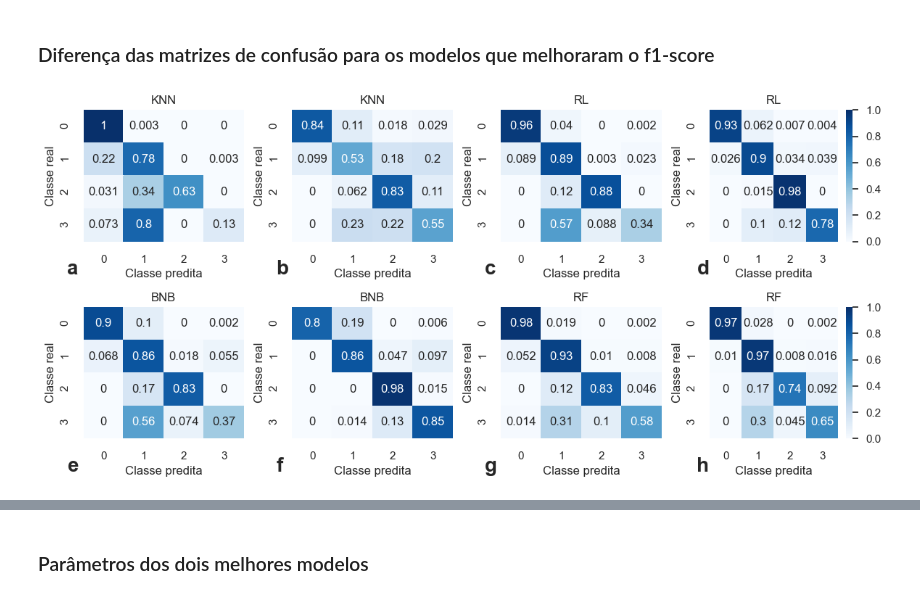
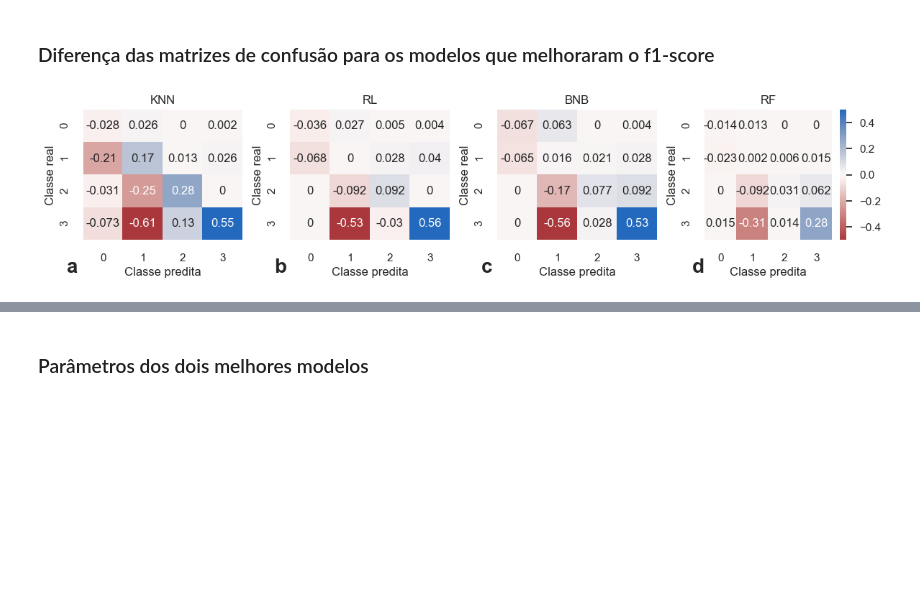
Before and after one commit to lucas-fpaiva/AnalisePred-PES, a Jupyter notebook: Projeto/car_eval/results_view.ipynb, the cells around one changed output, grey strips where cells are left out. Saved outputs shown, nothing was run; the diff lists cells and outputs as text; code cells hidden in the pictures; blank space fills up the shorter version.

```diff
--- a/Projeto/car_eval/results_view.ipynb
+++ b/Projeto/car_eval/results_view.ipynb
@@ -84,7 +89,7 @@ im = ['a','b','c','d']
 
 for balan in balances[0:1]:
     for n_feat in n_features[0:1]:
-        fig = plt.figure(figsize = (14,5),dpi=100)
+        fig = plt.figure(figsize = (14,4),dpi=100)
         axes = gridspec.GridSpec(nrows=1, ncols=3, figure=fig, wspace=0.3, hspace=0)
         count=0
         for metric in metrics:
@@ -94,7 +99,7 @@ for balan in balances[0:1]:
             ax = fig.add_subplot(axes[r[count],c[count]])
             ax.grid()
             sns.boxplot(y=results_[metric],x=results_['Modelo'],ax=ax,palette=colors1)
-            ax.text(-0.15, -0.2, im[count], size=20, weight='bold', transform=ax.transAxes)
+            ax.text(-0.15, -0.17, im[count], size=20, weight='bold', transform=ax.transAxes)
             ax.set_ylim([0.53,1.01])
             # if count ==1:
             #     ax.set_title('Balanceamento: '+balan+' - Nº de Features: '+str(n_feat)+'\n',fontsize=14)
@@ -128,13 +133,13 @@ for modelo in models_name:
     ax.grid()
     sns.lineplot(data=results_,x='N_feat',y=metric,hue = 'Balanceamento', ax=ax,palette=colors3,
                  markers=True, linewidth=1.5, style='Balanceamento',markersize=7,dashes=False)#,palette=colors1 ,err_style='bars'
-    ax.text(-0.09, -0.12, im[count], size=20, weight='bold', transform=ax.transAxes)
+    ax.text(-0.11, -0.15, im[count], size=20, weight='bold', transform=ax.transAxes)
     ax.set_xlim([5.7,21.3])
     ax.set_ylim([0.3,1.02])
     ax.set_title(modelo)
 
     if count in [3,7]:
-        ax.legend(ncol=2)
+        ax.legend(['Híbr','Orig', 'Sobre', 'Sub'],ncol=2)
     else:
       ax.legend(ncol=6).remove()
 
@@ -143,7 +148,7 @@ for modelo in models_name:
     else: ax.set_ylabel('')
 
     if count in [4,5,6,7]:
-        ax.set_xlabel('Nº de Features')
+        ax.set_xlabel('Nº de atributos')
     else: ax.set_xlabel('')
     count+=1
 plt.savefig('fig_resumo.pdf', format="pdf", dpi=1000, bbox_inches="tight")
@@ -388,6 +397,7 @@ def balan_func(X, y,balan_name):
 # %%
 fig = plt.figure(figsize = (14,6),dpi=100)
 axes = gridspec.GridSpec(nrows=2, ncols=4,wspace=0.3,hspace=0.5)
+models_name = results.Modelo.unique()
 
 r = [0,0,0,0,1,1,1,1]
 c = [0,1,2,3,0,1,2,3]
@@ -416,6 +426,13 @@ for name in models_name:
     model = models(name,parameters);
     model.fit(x_treino, y_treino);
     y_pred = model.predict(x_teste);
+
+    y_pred_prob = model.predict_proba(x_teste)
+    # result_ = metrics(y_teste, y_pred, y_pred_prob)
+
+    # print("Modelo:", name, "Fold:", k, "Balanceamento:", balan, "Features:", n_feat)
+    # print("Acc:", result_[0], "F1:", result_[1], "AUC:", result_[2])
+
     conf_mean = conf_mean + confusion_matrix(y_teste, y_pred,normalize='true')
 
   conf_mean = np.round(conf_mean/5,3)
@@ -446,11 +463,11 @@ axes = gridspec.GridSpec(nrows=2, ncols=4,wspace=0.3,hspace=0.5)
 r = [0,0,1,1]
 c = [0,1,0,1]
 
-models_name =["KNN", "KNN","RL", "RL","BNB","BNB", "RF","RF"]      #, "DT", "PMC", "SVM", "RF", "GB"
+models_name =["KNN", "KNN","RL","RL","BNB","BNB","RF","RF"]      #, "DT", "PMC", "SVM", "RF", "GB"
 feats = [21,11,21,16,21,11,21,11]
+balans = ['No','Over','No','Over','No','Over','No','Over']
 
-balans = ['No','Over','No','Over','No','Over','No','Over']
-im = ['a','b','c','d']#,'e','f','g','h']
+# im = ['a','b','c','d']#,'e','f','g','h']
 
 r = [0,0,0,0,1,1,1,1]
 c = [0,1,2,3,0,1,2,3]
@@ -459,63 +476,85 @@ c = [0,1,2,3,0,1,2,3]
 im = ['a','b','c','d','e','f','g','h']
 
 count=0
+conf_mean1 = 0
+conf_mean2 = 0
+alpha = 1
 for n_model in range(0,8):
-  conf_mean = 0
+
   for k in range(1,6):
-
     balan = balans[n_model]
     feat = feats[n_model]
 
     treino = data[data.fold!=k]
     teste  = data[data.fold==k]
 
     x_treino, y_treino = balan_func(treino[features],treino['class'],balan)
 
+    # x_teste = teste[features]
+    y_teste = teste['class']
 
     # res_model = results[results.Fold==k]
     res_model = results[results.Balanceamento==balan]
     # print(res_model.shape)
     res_model = res_model [res_model.N_feat==feat]
     # print(res_model.shape)
-    res_model =res_model[res_model["Modelo"]==models_name[n_model] ]
-
-
-    # x_teste = teste[features]
-    y_teste = teste['class']
-
-
+    res_model =res_model[res_model["Modelo"]==models_name[n_model]]
     parameters = literal_eval(res_model[res_model.Fold==k]['Parâmetros'].values[0])
     model = models(models_name[n_model],parameters);
     # print(k, n_model)
     #
-    best_feat = select_feat(x_treino,y_treino,model,n_feat,features)
+
+    # select_feat(x_treino,y_treino,model,n,features)
+    if feat ==21:
+      best_feat=features.to_list()
+    else:
+      #best_feat = select_feat(x_treino,y_treino,model,feat,features)
+      best_feat = literal_eval(res_model[res_model.Fold==k]['Features'].values[0].replace(' ',','))
 
     #atualizando o treino com as features escolhidas
     x_treino =x_treino[best_feat]
-
+    # print(k,best_feat)
     #definindo o x de teste a partir das features selecionadas
     x_teste = teste[best_feat]
 
     model.fit(x_treino, y_treino);
     y_pred = model.predict(x_teste);
-    conf_mean = conf_mean + confusion_matrix(y_teste, y_pred,normalize='true')
+    y_pred_prob = model.predict_proba(x_teste)
+    # result_ = metrics(y_teste, y_pred, y_pred_prob)
 
-  conf_mean = np.round(conf_mean/5,3)
+    # print("Modelo:", models_name[n_model], "Fold:", k, "Balanceamento:", balan, "Features:", feat)
+    # print("Acc:", result_[0], "F1:", result_[1], "AUC:", result_[2])
+    if balan!='Over':
+      conf_mean1 = conf_mean1 + confusion_matrix(y_teste, y_pred,normalize='true')
+      # print(count,"conf_mean1")
+    else:
+      # print(count,"conf_mean2")
+      conf_mean2 = conf_mean2 + confusion_matrix(y_teste, y_pred,normalize='true')
+      # print(count,balan)
 
-  ax = fig.add_subplot(axes[r[count],c[count]])
-  ax.set_title(models_name[n_model])
-  if count == 3 or count==7:
-    sns.heatmap(conf_mean, annot=True,ax=ax,cmap='Blues', vmin=0, vmax=1)
-  else:
-    sns.heatmap(conf_mean, annot=True,ax=ax,cmap='Blues',cbar=False, vmin=0, vmax=1)
-
-  ax.text(-0.1, -0.25, im[count], size=20, weight='bold', transform=ax.transAxes)
-  ax.set_xlabel('Classe predita')
-  ax.set_ylabel('Classe real')
+  # print()
+  if balan=='Over':
+    conf_mean = -np.round(conf_mean1/5,3)+np.round(conf_mean2/5,3)
 
 
-  count+=1
+    ax = fig.add_subplot(axes[r[count],c[count]])
+    ax.set_title(models_name[n_model])
+    if count == 3 or count==7:
+      sns.heatmap(conf_mean, annot=True,ax=ax,cmap="vlag_r", vmin=-0.5, vmax=0.5)
+    else:
+      sns.heatmap(conf_mean, annot=True,ax=ax,cmap="vlag_r",cbar=False, vmin=-0.5, vmax=0.5)
+
+    conf_mean1 = 0
+    conf_mean2 = 0
+    conf_mean = 0
+
+    ax.text(-0.1, -0.25, im[count], size=20, weight='bold', transform=ax.transAxes)
+    ax.set_xlabel('Classe predita')
+    ax.set_ylabel('Classe real')
+    count+=1
+
+
 plt.savefig('fig_confusion_plus.pdf', format="pdf", dpi=1000, bbox_inches="tight")
 plt.show()
 # %% [output]
-[figure, old version]
+[figure, new version]
```
Also changed, not shown: parts of 9 cells of this notebook.
